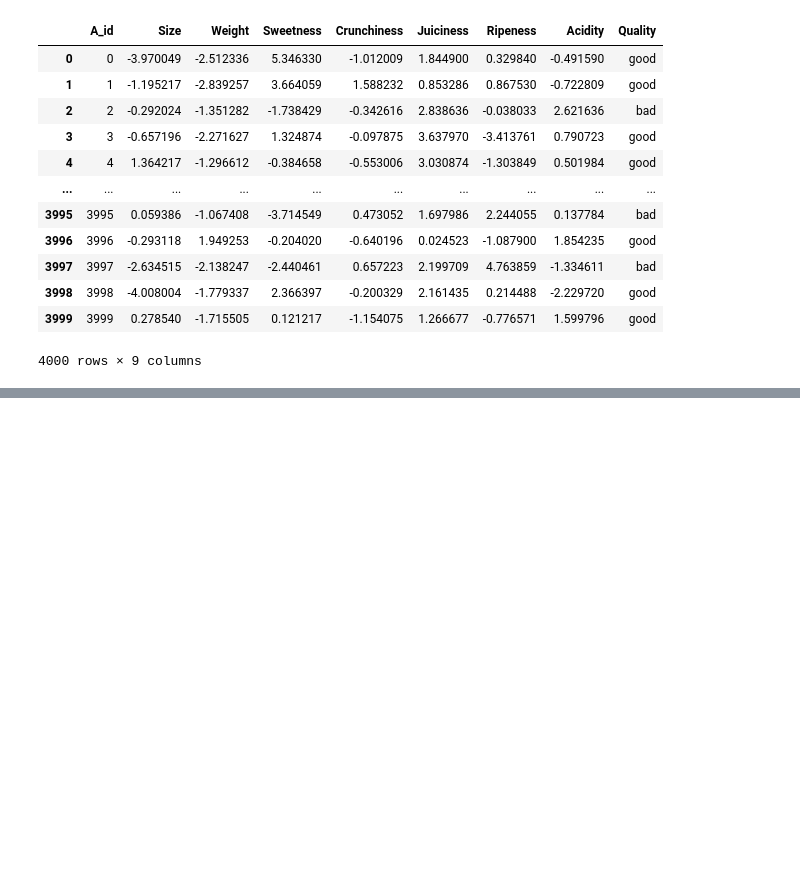
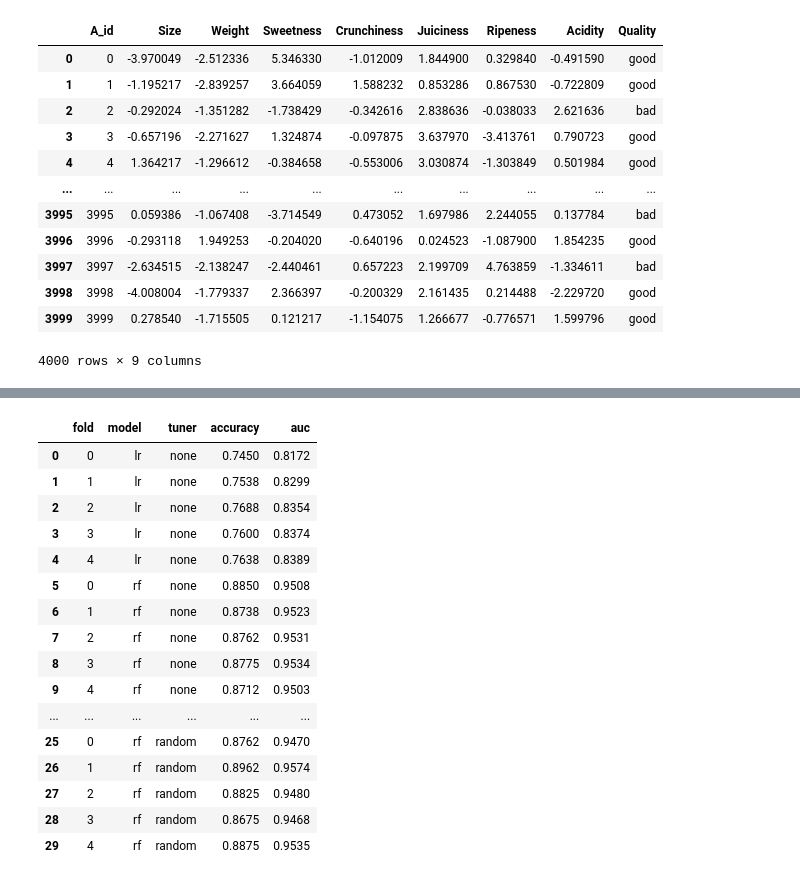
Before and after one commit to Semiu/precision-agriculture, a Jupyter notebook: apple_quality/notebook/data_exploration.ipynb, the cells around one changed output, grey strips where cells are left out. Drawn from its saved outputs; the diff is of its cells as text; code cells hidden in the pictures; blank space fills up the shorter version.

```diff
--- a/apple_quality/notebook/data_exploration.ipynb
+++ b/apple_quality/notebook/data_exploration.ipynb
@@ -46,0 +136,21 @@ df
+# %%
+df_result = pd.DataFrame(results)
+df_result
+# %% [output]
+|  | fold | model | tuner | accuracy | auc |
+| 0 | 0 | lr | none | 0.7450 | 0.8172 |
+| 1 | 1 | lr | none | 0.7538 | 0.8299 |
+| 2 | 2 | lr | none | 0.7688 | 0.8354 |
+| 3 | 3 | lr | none | 0.7600 | 0.8374 |
+| 4 | 4 | lr | none | 0.7638 | 0.8389 |
+| 5 | 0 | rf | none | 0.8850 | 0.9508 |
+| 6 | 1 | rf | none | 0.8738 | 0.9523 |
+| 7 | 2 | rf | none | 0.8762 | 0.9531 |
+| 8 | 3 | rf | none | 0.8775 | 0.9534 |
+| 9 | 4 | rf | none | 0.8712 | 0.9503 |
+| ... | ... | ... | ... | ... | ... |
+| 25 | 0 | rf | random | 0.8762 | 0.9470 |
+| 26 | 1 | rf | random | 0.8962 | 0.9574 |
+| 27 | 2 | rf | random | 0.8825 | 0.9480 |
+| 28 | 3 | rf | random | 0.8675 | 0.9468 |
+| 29 | 4 | rf | random | 0.8875 | 0.9535 |
```
Also changed, not shown: parts of 9 cells of this notebook, 2 other files.
